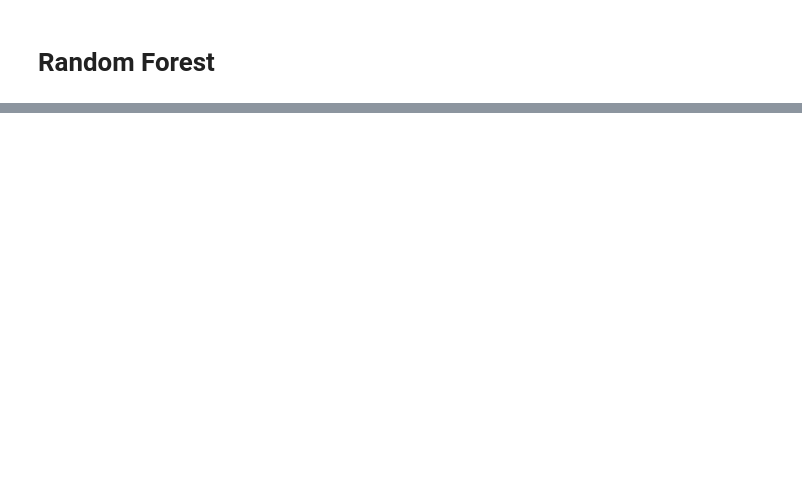
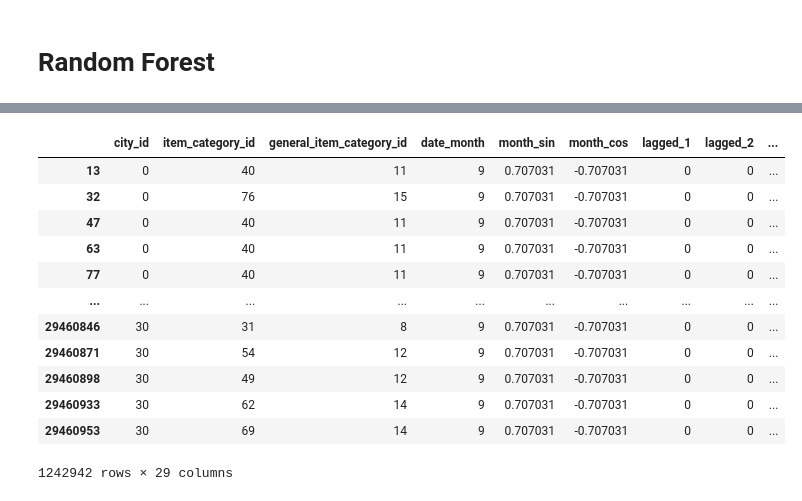
Before and after one commit to milymilek/sales-forecasting, a Jupyter notebook: notebooks/4_tabular_model_training.ipynb, the cells around one changed output, grey strips where cells are left out. Saved outputs shown, nothing was run; the diff lists cells and outputs as text; code cells hidden in the pictures; blank space fills up the shorter version.

```diff
--- a/notebooks/4_tabular_model_training.ipynb
+++ b/notebooks/4_tabular_model_training.ipynb
@@ -109,0 +130,16 @@ np.float64(0.42443140968739057)
+# %%
+X_valid
+# %% [output]
+|  | city_id | item_category_id | general_item_category_id | date_month | month_sin | month_cos | lagged_1 | lagged_2 | ... |
+| 13 | 0 | 40 | 11 | 9 | 0.707031 | -0.707031 | 0 | 0 | ... |
+| 32 | 0 | 76 | 15 | 9 | 0.707031 | -0.707031 | 0 | 0 | ... |
+| 47 | 0 | 40 | 11 | 9 | 0.707031 | -0.707031 | 0 | 0 | ... |
+| 63 | 0 | 40 | 11 | 9 | 0.707031 | -0.707031 | 0 | 0 | ... |
+| 77 | 0 | 40 | 11 | 9 | 0.707031 | -0.707031 | 0 | 0 | ... |
+| ... | ... | ... | ... | ... | ... | ... | ... | ... | ... |
+| 29460846 | 30 | 31 | 8 | 9 | 0.707031 | -0.707031 | 0 | 0 | ... |
+| 29460871 | 30 | 54 | 12 | 9 | 0.707031 | -0.707031 | 0 | 0 | ... |
+| 29460898 | 30 | 49 | 12 | 9 | 0.707031 | -0.707031 | 0 | 0 | ... |
+| 29460933 | 30 | 62 | 14 | 9 | 0.707031 | -0.707031 | 0 | 0 | ... |
+| 29460953 | 30 | 69 | 14 | 9 | 0.707031 | -0.707031 | 0 | 0 | ... |
+1242942 rows × 29 columns
```
Also changed, not shown: parts of 16 cells of this notebook, 15 other files.
